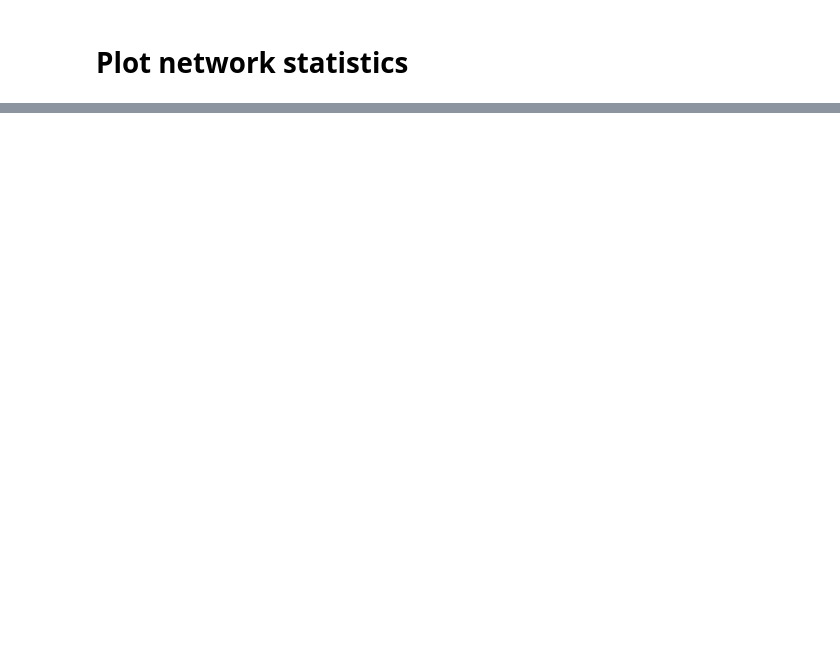
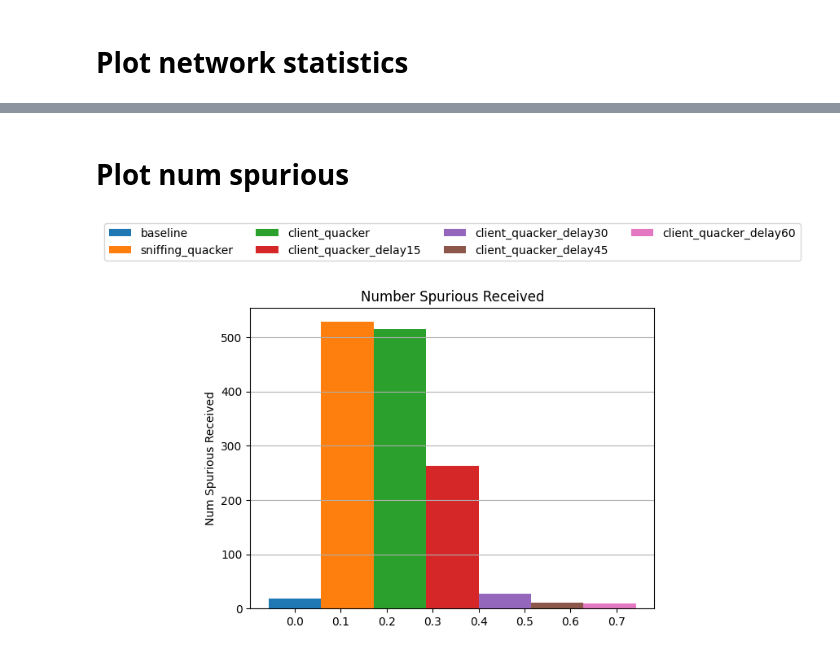
Before and after one commit to StanfordSNR/sidekick-downloads, a Jupyter notebook: notebook/media_benchmark.ipynb, the cells around one changed output, grey strips where cells are left out. Cells and saved outputs as stored; diff of their text form; code cells hidden in the pictures; blank space fills up the shorter version.

```diff
--- a/notebook/media_benchmark.ipynb
+++ b/notebook/media_benchmark.ipynb
@@ -151,0 +171,20 @@ plot_network_statistic(labels, results, title='Number of Sent Bytes', statistic=
+# %% [markdown]
+# Plot num spurious
+# %%
+def plot_num_spurious(labels, results, title='Number Spurious Received'):
+    width = 0.8 / len(labels)
+    for i, label in enumerate(labels):
+        num_spurious = results[label]['client_num_spurious']
+        plt.bar([i * width], num_spurious, width=width, label=label)
+
+    plt.ylabel('Num Spurious Received')
+    plt.ylim(0)
+
+    plt.grid(axis='y')
+    plt.title(title)
+    plt.legend(loc='upper center', bbox_to_anchor=(0.5, 1.3), ncol=4)
+    plt.show()
+# %%
+plot_num_spurious(labels, results)
+# %% [output]
+[figure, added]
```
Also changed, not shown: parts of 11 cells of this notebook.
